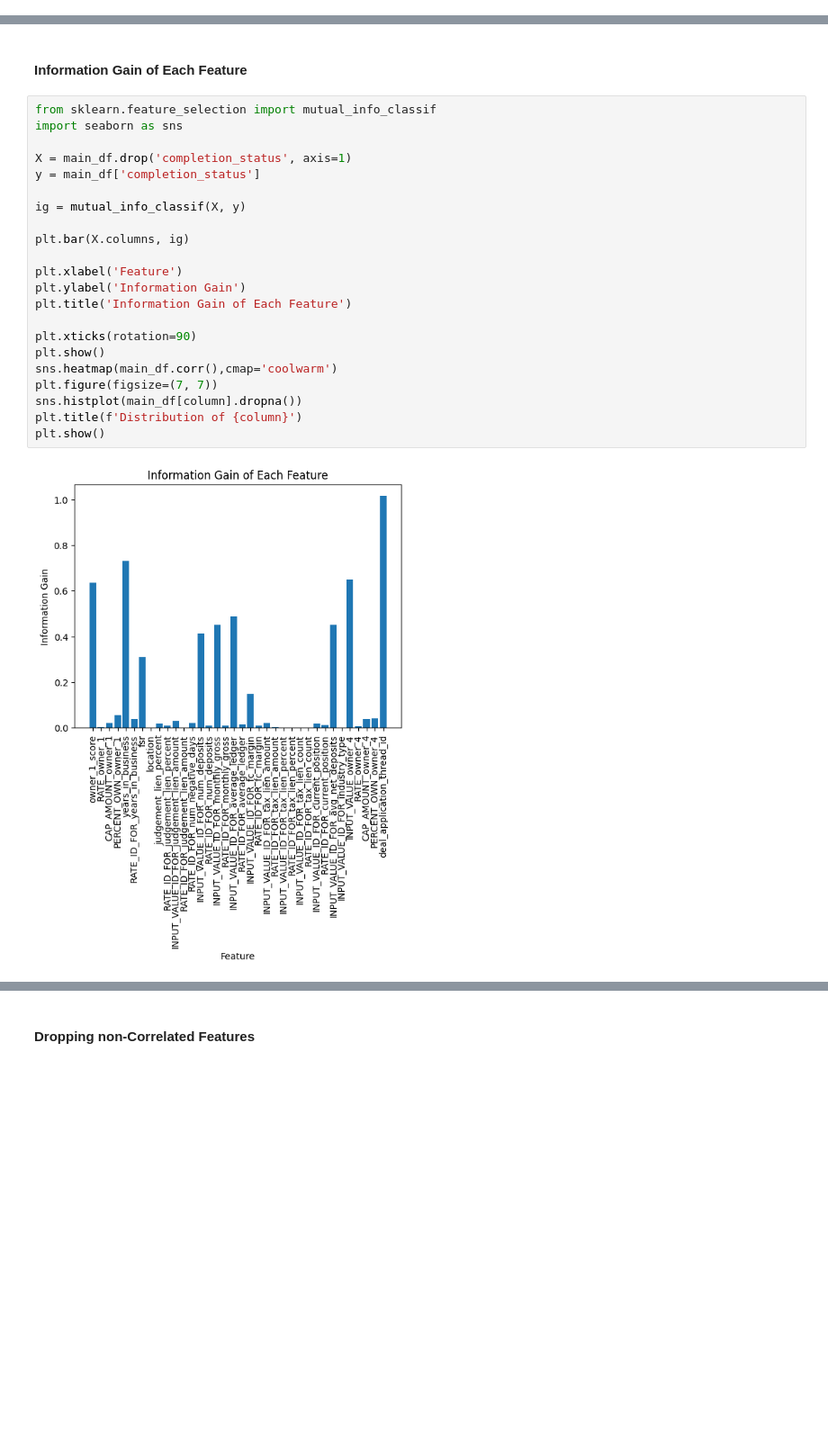
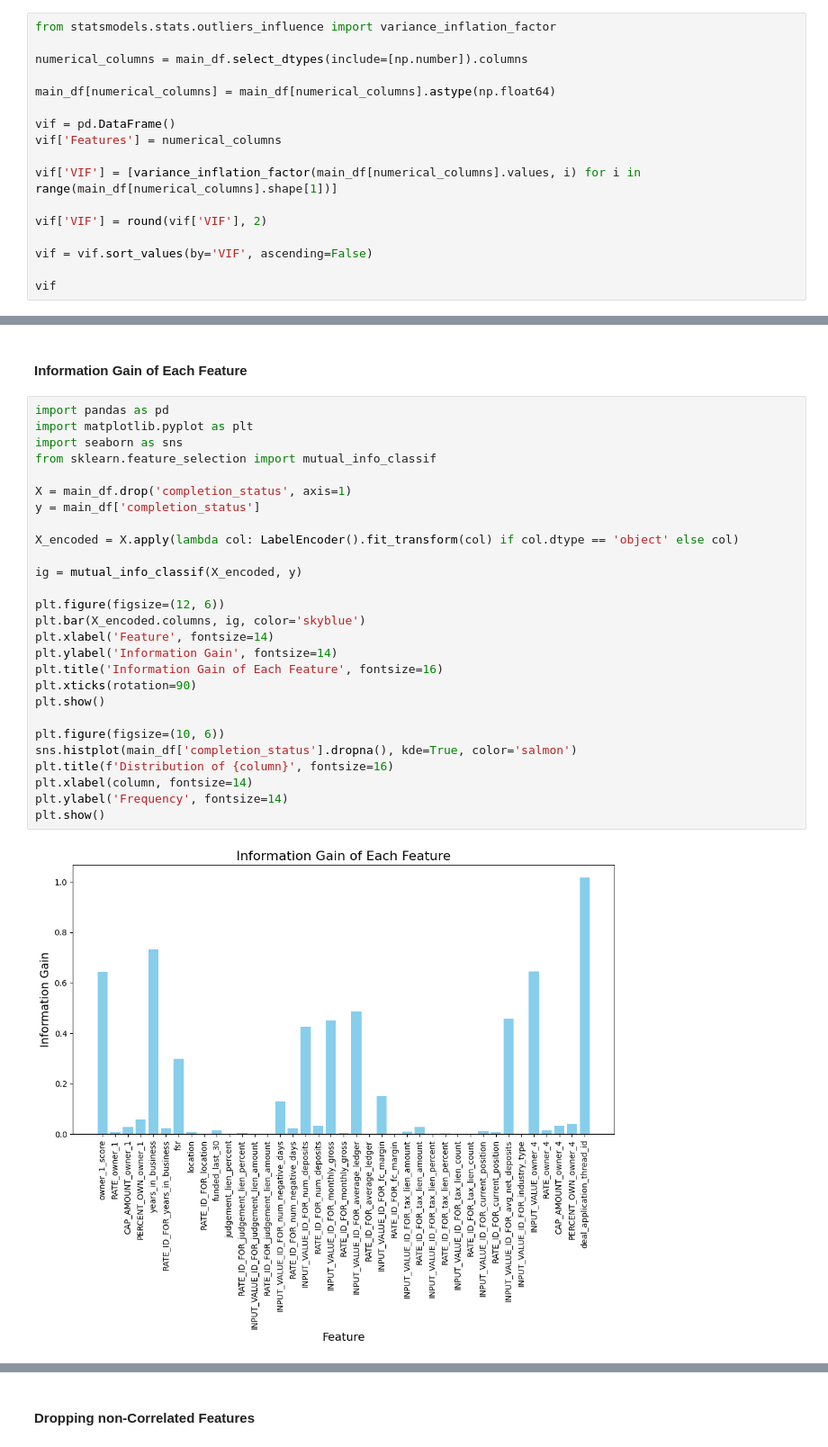
Before and after one commit to Aboodtt404/Loan-Completion-ML, a Jupyter notebook: loan_completion_ml.ipynb, the cells around one changed output, grey strips where cells are left out. Shown at 90% size. Saved outputs shown, nothing was run; the diff lists cells and outputs as text; blank space fills up the shorter version.

Commit message:
added some more data analysis

```diff
--- a/loan_completion_ml.ipynb
+++ b/loan_completion_ml.ipynb
@@ -173,0 +204,17 @@ for col in main_df.columns:
+# %%
+from statsmodels.stats.outliers_influence import variance_inflation_factor
+
+numerical_columns = main_df.select_dtypes(include=[np.number]).columns
+
+main_df[numerical_columns] = main_df[numerical_columns].astype(np.float64)
+
+vif = pd.DataFrame()
+vif['Features'] = numerical_columns
+
+vif['VIF'] = [variance_inflation_factor(main_df[numerical_columns].values, i) for i in range(main_df[numerical_columns].shape[1])]
+
+vif['VIF'] = round(vif['VIF'], 2)
+
+vif = vif.sort_values(by='VIF', ascending=False)
+
+vif
@@ -188,26 +320,31 @@ for col, encoder_dict in label_encoders.items():
 # %% [markdown]
 #### Information Gain of Each Feature
 # %%
+import pandas as pd
+import matplotlib.pyplot as plt
+import seaborn as sns
 from sklearn.feature_selection import mutual_info_classif
-import seaborn as sns
 
 X = main_df.drop('completion_status', axis=1)
 y = main_df['completion_status']
 
-ig = mutual_info_classif(X, y)
+X_encoded = X.apply(lambda col: LabelEncoder().fit_transform(col) if col.dtype == 'object' else col)
 
-plt.bar(X.columns, ig)
+ig = mutual_info_classif(X_encoded, y)
 
-plt.xlabel('Feature')
-plt.ylabel('Information Gain')
-plt.title('Information Gain of Each Feature')
-
+plt.figure(figsize=(12, 6))
+plt.bar(X_encoded.columns, ig, color='skyblue')
+plt.xlabel('Feature', fontsize=14)
+plt.ylabel('Information Gain', fontsize=14)
+plt.title('Information Gain of Each Feature', fontsize=16)
 plt.xticks(rotation=90)
 plt.show()
-sns.heatmap(main_df.corr(),cmap='coolwarm')
-plt.figure(figsize=(7, 7))
-sns.histplot(main_df[column].dropna())
-plt.title(f'Distribution of {column}')
+
+plt.figure(figsize=(10, 6))
+sns.histplot(main_df['completion_status'].dropna(), kde=True, color='salmon')
+plt.title(f'Distribution of {column}', fontsize=16)
+plt.xlabel(column, fontsize=14)
+plt.ylabel('Frequency', fontsize=14)
 plt.show()
 # %% [output]
-[figure, old version]
+[figure, new version]
```
Also changed, not shown: parts of 13 cells of this notebook.
